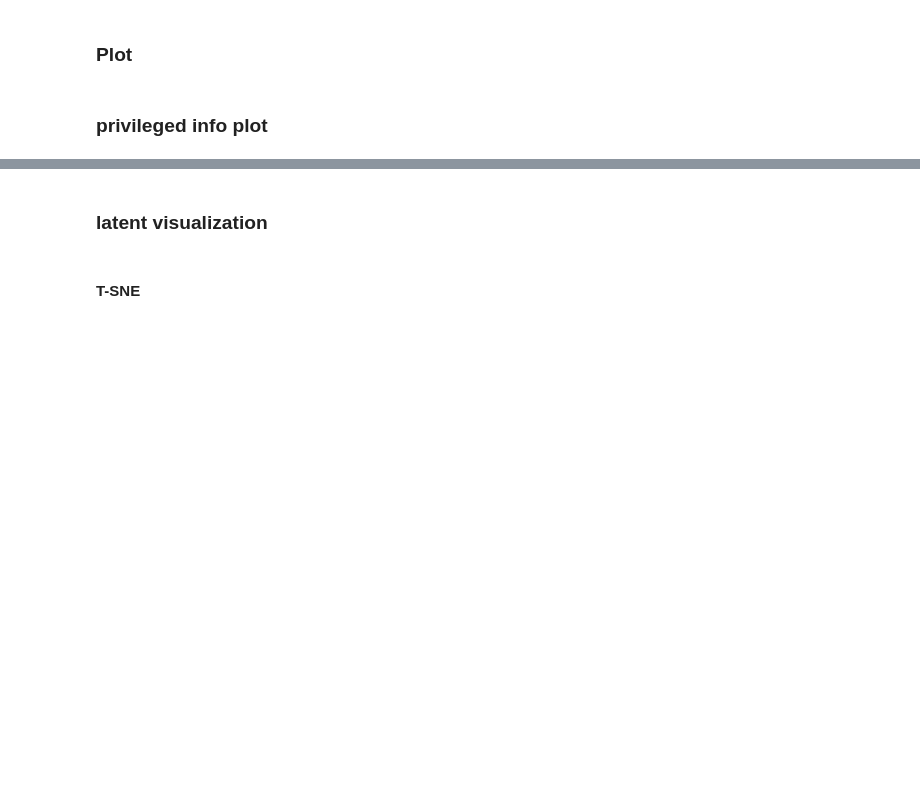
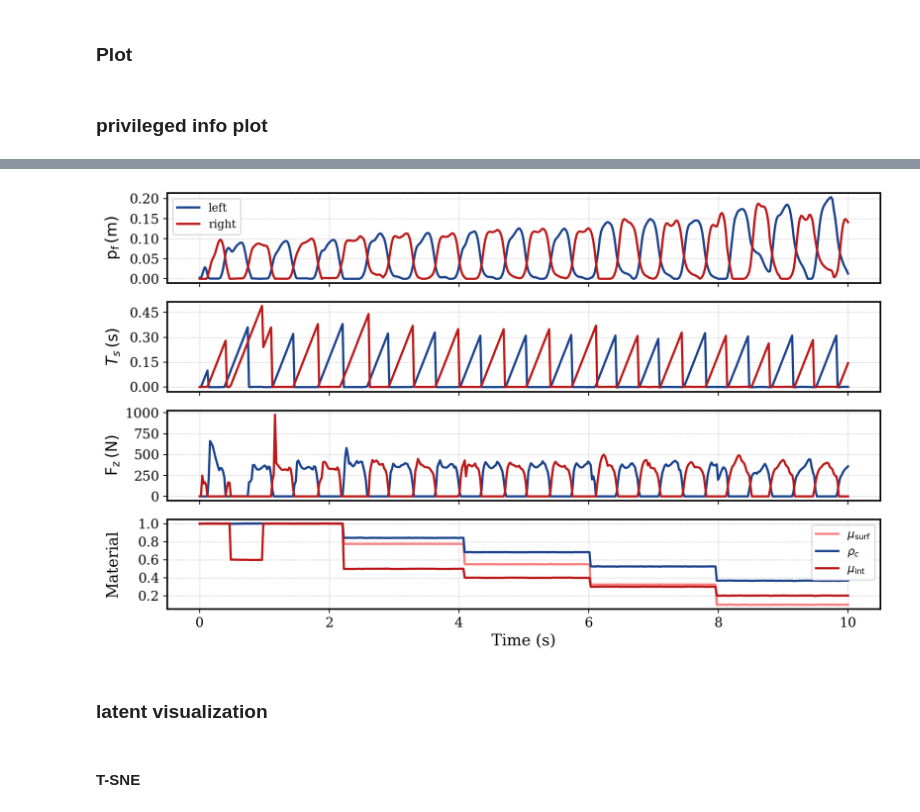
Before and after one commit to andyzong16/Isaaclab_Training, a Jupyter notebook: scripts/reinforcement_learning/rsl_rl/plot.ipynb, the cells around one changed output, grey strips where cells are left out. Cells and saved outputs as stored; diff of their text form; code cells hidden in the pictures; blank space fills up the shorter version.

```diff
--- a/scripts/reinforcement_learning/rsl_rl/plot.ipynb
+++ b/scripts/reinforcement_learning/rsl_rl/plot.ipynb
@@ -225,3 +259,98 @@ plt.show()
+# %%
+ENV_ID = 0
+policy_hz = 50
+T_terminal = 10.0
+t = np.linspace(0, T_terminal, int(10.0 * policy_hz))
+t_range = slice(0, int(10.0 * policy_hz))
+
+colors_left  = ["#1B438D", "#4A87F8"]
+colors_right = ["#BD1A1A", "#F87F7F"]
+
+fig, axs = plt.subplots(4, 1, figsize=(10, 6), sharex=True)
+
+def foot_force_norm(force_flat):
+    return np.linalg.norm(force_flat.reshape(force_flat.shape[0], 2, 3), axis=-1)
+
+foot_height         = decoded_privileged_data["foot_height"][ENV_ID, t_range]
+contact       = decoded_privileged_data["contact"][ENV_ID, t_range]
+contact_force    = decoded_privileged_data["contact_force"][ENV_ID, t_range][:, [2, 5]]
+contact_force = np.expm1(contact_force)
+
+foot_air_time      = decoded_privileged_data["foot_air_time"][ENV_ID, t_range]
+material_prop = decoded_privileged_data["material_prop"][ENV_ID, t_range]
+
+# get foot clearance
+dt = 0.02
+win = max(1, int(0.3 / dt))
+foot_min = foot_height.min(axis=1)  # min across both feet at each step
+ground_level = np.array([foot_min[max(0, i - win):i + 1].min() for i in range(len(foot_min))])
+foot_clearance = foot_height - ground_level[:, None]
+
+
+t_plot = t[t_range]
+
+# ── 0: foot height ───────────────────────────────────────────────────────────
+ax = axs[0]
+# ax.plot(t_plot, foot_height[:, 0], label="left",  color=colors_left[0])
+# ax.plot(t_plot, foot_height[:, 1], label="right", color=colors_right[0])
+ax.plot(t_plot, foot_clearance[:, 0], label="left",  color=colors_left[0])
+ax.plot(t_plot, foot_clearance[:, 1], label="right", color=colors_right[0])
+ax.set_ylabel(r"$\mathrm{p_f} \, \mathrm{(m)}$")
+# ax.set_ylabel("foot clearance")
+ax.yaxis.set_major_locator(plt.MaxNLocator(5))
+# ax.set_ylim(-0.15, 0.15)
+ax.legend(loc="upper left", frameon=True)
+ax.grid(True, linestyle='--', linewidth=0.5, alpha=0.7)
+
+# ── 1: air time ────────────────────────────────────────────────────────
+ax = axs[1]
+ax.plot(t_plot, foot_air_time[:, 0], label="left",  color=colors_left[0])
+ax.plot(t_plot, foot_air_time[:, 1], label="right", color=colors_right[0])
+ax.set_ylabel(r"$T_s \, \mathrm{(s)}$")
+# ax.set_ylabel("swing duration")
+ax.yaxis.set_major_locator(plt.MaxNLocator(5))
+# ax.legend(loc="upper right")
+ax.grid(True, linestyle='--', linewidth=0.5, alpha=0.7)
+
+# ── 2: norm of contact force ───────────────────────────────────────────
+ax = axs[2]
+ax.plot(t_plot, contact_force[:, 0], label="left",  color=colors_left[0])
+ax.plot(t_plot, contact_force[:, 1], label="right", color=colors_right[0])
+ax.set_ylabel(r"$\mathrm{F_z} \, \mathrm{(N)}$")
+# ax.set_ylabel("swing duration")
+# ax.set_ylim(0, 800)
+ax.yaxis.set_major_locator(plt.MaxNLocator(5))
+# ax.legend(loc="upper right")
+ax.grid(True, linestyle='--', linewidth=0.5, alpha=0.7)
+
+# # ── 3: contact ─────────────────────────────────────────────────────────
+# ax = axs[3]
+# ax.plot(t_plot, contact[:, 0], label="left",  color=colors_left[0])
+# ax.plot(t_plot, contact[:, 1], label="right", color=colors_right[0])
+# ax.set_ylabel(r"$\mathrm{c_f}$")
+# ax.set_yticks([0, 1])
+# # ax.legend(loc="upper right")
+# ax.grid(True, linestyle='--', linewidth=0.5, alpha=0.7)
+
+
+ax = axs[3]
+ax.plot(t_plot, material_prop[:, 0], label=r"$\mu_\text{surf}$",  color=colors_right[1])
+ax.plot(t_plot, material_prop[:, 1], label=r"$\rho_c$",  color=colors_left[0])
+ax.plot(t_plot, material_prop[:, 2], label=r"$\mu_\text{int}$", color=colors_right[0])
+ax.set_ylabel("Material")
+ax.yaxis.set_major_locator(plt.MaxNLocator(5))
+ax.legend(loc="upper right")
+ax.grid(True, linestyle='--', linewidth=0.5, alpha=0.7)
+
+
+ax.set_xlabel("Time (s)")
+fig.align_ylabels(axs)
+
+plt.tight_layout()
+plt.savefig(os.path.join(data_path, "decoded_state.png"))
+plt.show()
+# %% [output]
+[figure, added]
 # %% [markdown]
 ### latent visualization
 # %% [markdown]
```
Also changed, not shown: parts of 7 cells of this notebook, 8 other files.
